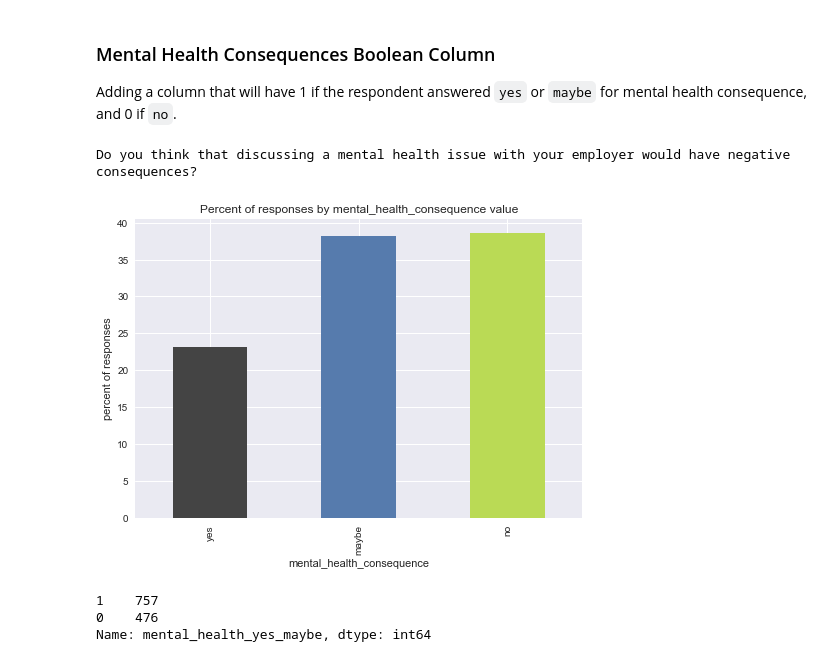
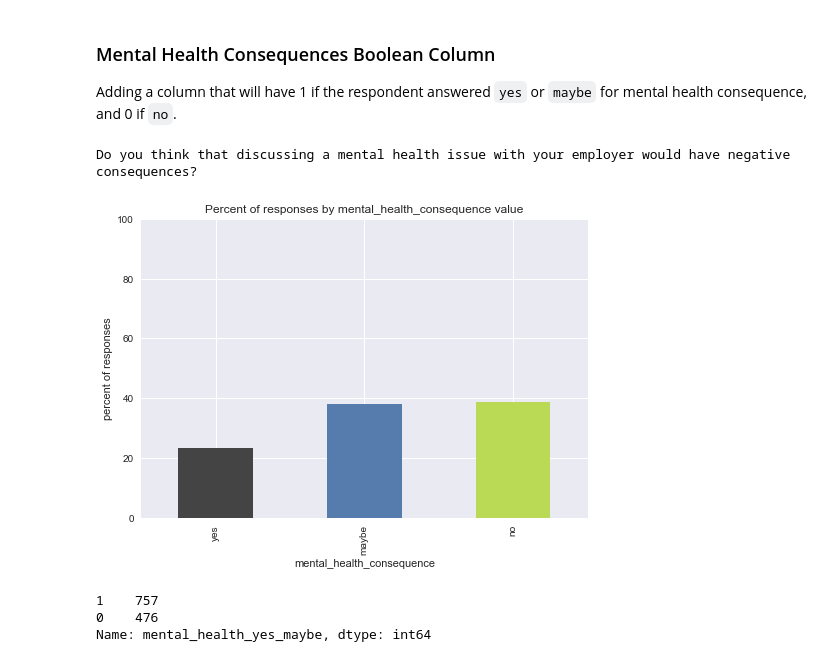
Before and after one commit to bgveenstra/ds-sf-32-brianna, a Jupyter notebook: mental-health-in-tech/mental-health.ipynb, the cells around one changed output. Saved outputs shown, nothing was run; the diff lists cells and outputs as text; code cells hidden in the pictures.

```diff
--- a/mental-health-in-tech/mental-health.ipynb
+++ b/mental-health-in-tech/mental-health.ipynb
@@ -53,3 +48,19 @@ coffee = '#C0FFEE'
+# %%
+# some plotting colors
+badass = '#BADA55'
+grey = '#444444'
+red = '#ff3300'
+bluegrey = '#34598B'
+yellow = '#ffbb00'
+orange = '#ff7700'
+blue = '#567BAD'
+m = blue
+ys = grey
+eh = bluegrey
+n = badass
+
+ymn=['yes', 'maybe', 'no']
+nmy=['no', 'maybe', 'yes']
 # %% [markdown]
 ## Import & Initial Data Cleaning: 2014
 <hr>
@@ -274,6 +285,7 @@ def percentplot(summary, col, colors=None):
     p.set_title('Percent of responses by {0} value'.format(col))
     p.set_xlabel(col)
     p.set_ylabel('percent of responses')
+    p.set_ylim([0,100])
 
 countplot(s, 'gender_category')
 # %% [output]
@@ -692,26 +706,12 @@ f.set_ylim(0,1)
 
 Adding a column that will have 1 if the respondent answered `yes` or `maybe` for mental health consequence, and 0 if `no`.
 # %%
-badass = '#BADA55'
-grey = '#444444'
-red = '#ff3300'
-bluegrey = '#34598B'
-yellow = '#ffbb00'
-orange = '#ff7700'
-blue = '#567BAD'
-m = blue
-y = grey
-eh = bluegrey
-n = badass
-
-ymn=['yes', 'maybe', 'no']
-
 mhc = 'mental_health_consequence'
 mhcp = preview_col(mhc, df14, index_order=ymn)
-percentplot(mhcp, mhc, colors=[y,m,n])
+percentplot(mhcp, mhc, colors=[ys,m,n])
 # %% [output]
 Do you think that discussing a mental health issue with your employer would have negative consequences?
-[figure, old version]
+[figure, new version]
 # %%
 # from multiclass mental health consequence column, get a boolean column
 mhc2 = 'mental_health_yes_maybe'
```
Also changed, not shown: parts of 63 cells of this notebook, 1 other file.
